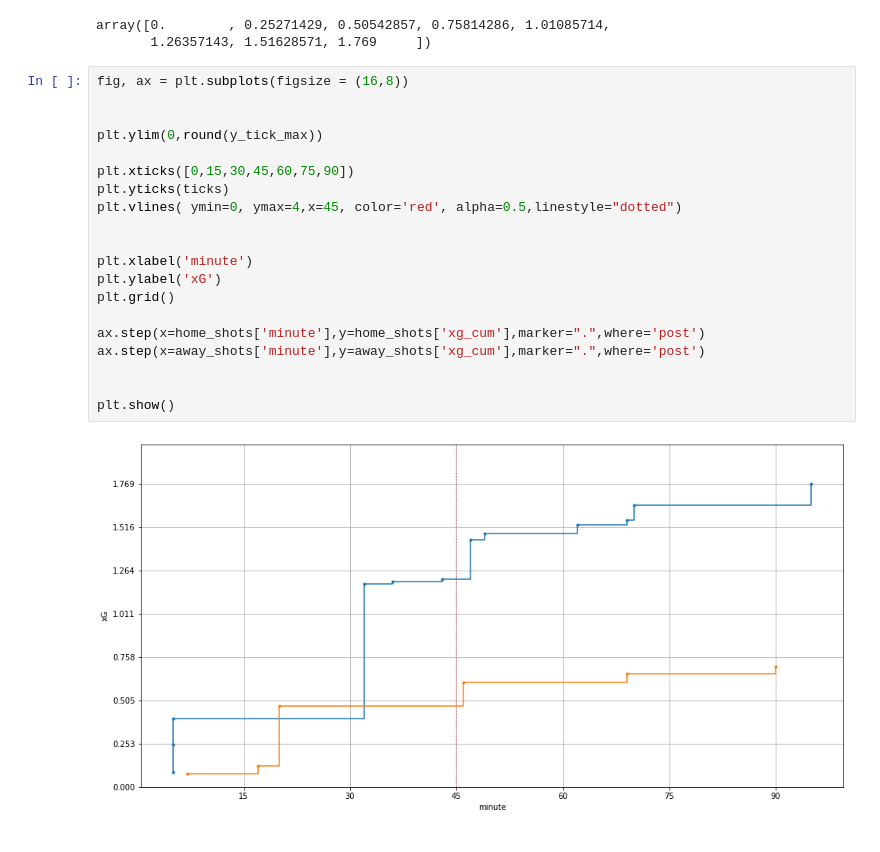
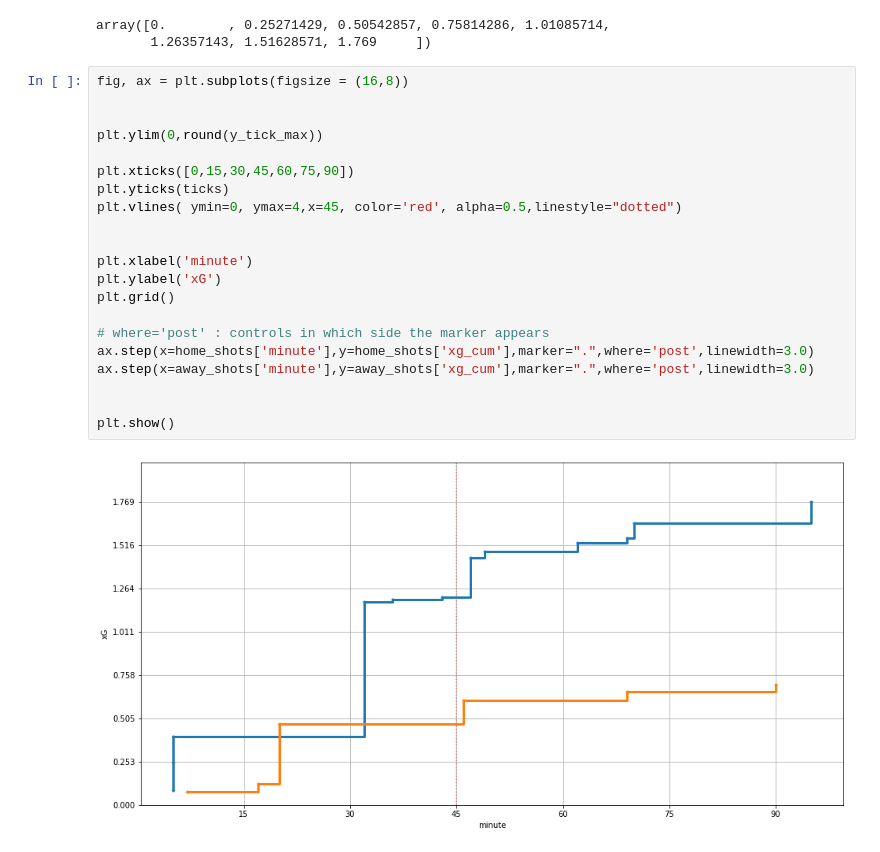
Before and after one commit to chikoungoun/Football, a Jupyter notebook: StatsBomb/xG Race chart.ipynb, the cells around one changed output. Cells and saved outputs as stored; diff of their text form.

```diff
--- a/StatsBomb/xG Race chart.ipynb
+++ b/StatsBomb/xG Race chart.ipynb
@@ -155,22 +155,23 @@ array([0.        , 0.25271429, 0.50542857, 0.75814286, 1.01085714,
 # %%
 fig, ax = plt.subplots(figsize = (16,8))
 
 
 plt.ylim(0,round(y_tick_max))
 
 plt.xticks([0,15,30,45,60,75,90])
 plt.yticks(ticks)
 plt.vlines( ymin=0, ymax=4,x=45, color='red', alpha=0.5,linestyle="dotted")
 
 
 plt.xlabel('minute')
 plt.ylabel('xG')
 plt.grid()
 
-ax.step(x=home_shots['minute'],y=home_shots['xg_cum'],marker=".",where='post')
-ax.step(x=away_shots['minute'],y=away_shots['xg_cum'],marker=".",where='post')
+# where='post' : controls in which side the marker appears
+ax.step(x=home_shots['minute'],y=home_shots['xg_cum'],marker=".",where='post',linewidth=3.0)
+ax.step(x=away_shots['minute'],y=away_shots['xg_cum'],marker=".",where='post',linewidth=3.0)
 
 
 plt.show()
 # %% [output]
-[figure, old version]
+[figure, new version]
```
